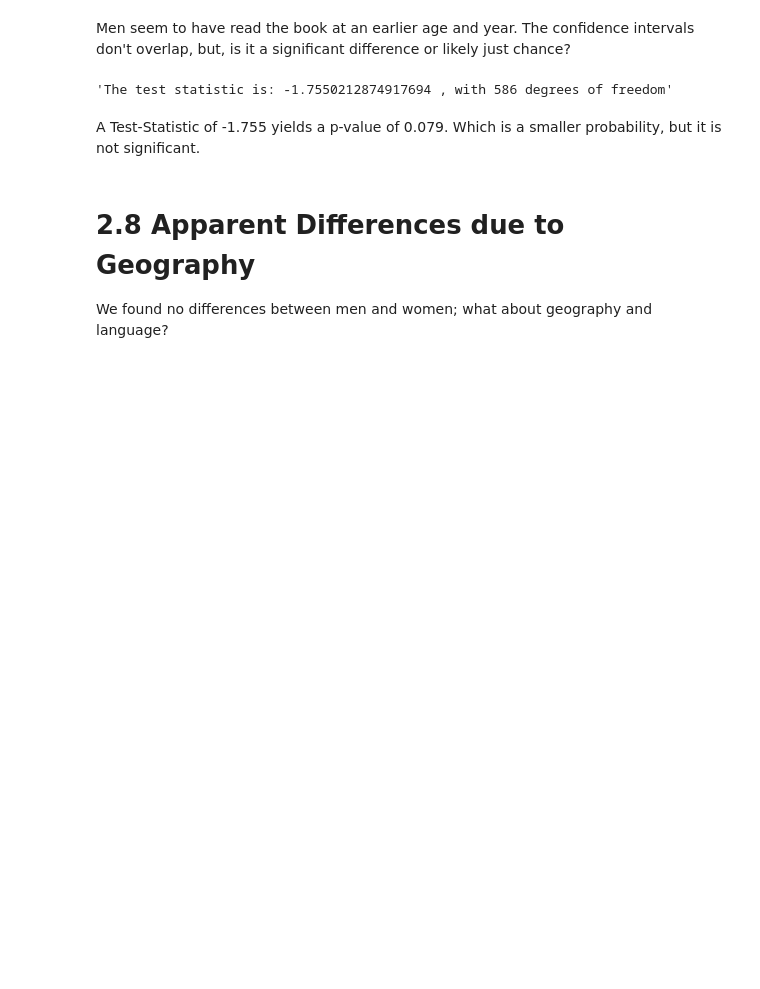
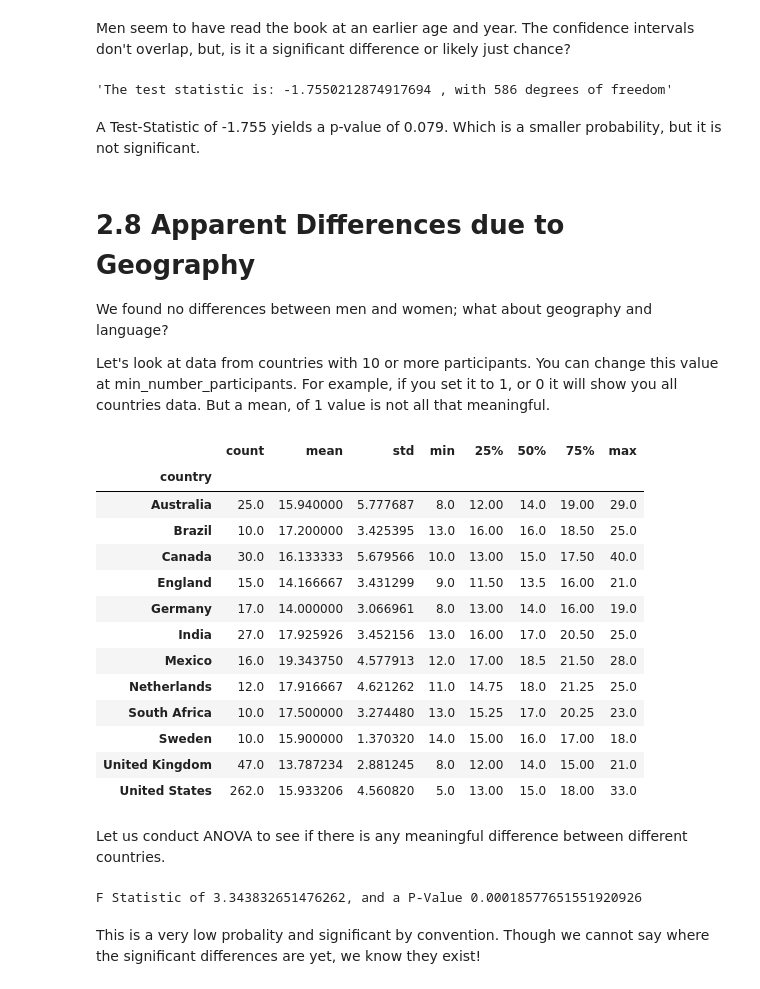
Before and after one commit to aegonwolf/hhg2g, a Jupyter notebook: hhg2g.ipynb, the cells around one changed output. Drawn from its saved outputs; the diff is of its cells as text; code cells hidden in the pictures; blank space fills up the shorter version.

```diff
--- a/hhg2g.ipynb
+++ b/hhg2g.ipynb
@@ -595,3 +595,30 @@ A Test-Statistic of -1.755 yields a p-value of 0.079. Which is a smaller probabi
 # 2.8 Apparent Differences due to Geography
 
 We found no differences between men and women; what about geography and language?
+
+Let's look at data from countries with 10 or more participants. You can change this value at min_number_participants. For example, if you set it to 1, or 0 it will show you all countries data. But a mean, of 1 value is not all that meaningful.
+# %%
+min_number_participants = 10
+countries = survey_data.country.value_counts()[survey_data.country.value_counts() >= min_number_participants].index.tolist()
+inlist = sd[sd["country"].isin(countries)]
+# %%
+#Table 2.8.1
+inlist.groupby("country")["HHGG age"].describe()
+#PS: groupby is another neat function of pandas more https://pandas.pydata.org/pandas-docs/stable/reference/api/pandas.DataFrame.groupby.html
+# %% [output]
+|  | count | mean | std | min | 25% | 50% | 75% | max |
+| country |  |  |  |  |  |  |  |  |
+| Australia | 25.0 | 15.940000 | 5.777687 | 8.0 | 12.00 | 14.0 | 19.00 | 29.0 |
+| Brazil | 10.0 | 17.200000 | 3.425395 | 13.0 | 16.00 | 16.0 | 18.50 | 25.0 |
+| Canada | 30.0 | 16.133333 | 5.679566 | 10.0 | 13.00 | 15.0 | 17.50 | 40.0 |
+| England | 15.0 | 14.166667 | 3.431299 | 9.0 | 11.50 | 13.5 | 16.00 | 21.0 |
+| Germany | 17.0 | 14.000000 | 3.066961 | 8.0 | 13.00 | 14.0 | 16.00 | 19.0 |
+| India | 27.0 | 17.925926 | 3.452156 | 13.0 | 16.00 | 17.0 | 20.50 | 25.0 |
+| Mexico | 16.0 | 19.343750 | 4.577913 | 12.0 | 17.00 | 18.5 | 21.50 | 28.0 |
+| Netherlands | 12.0 | 17.916667 | 4.621262 | 11.0 | 14.75 | 18.0 | 21.25 | 25.0 |
+| South Africa | 10.0 | 17.500000 | 3.274480 | 13.0 | 15.25 | 17.0 | 20.25 | 23.0 |
+| Sweden | 10.0 | 15.900000 | 1.370320 | 14.0 | 15.00 | 16.0 | 17.00 | 18.0 |
+| United Kingdom | 47.0 | 13.787234 | 2.881245 | 8.0 | 12.00 | 14.0 | 15.00 | 21.0 |
+| United States | 262.0 | 15.933206 | 4.560820 | 5.0 | 13.00 | 15.0 | 18.00 | 33.0 |
+# %% [markdown]
+Let us conduct ANOVA to see if there is any meaningful difference between different countries.
@@ -597,0 +642,6 @@ We found no differences between men and women; what about geography and language
+# %%
+print("F Statistic of {}, and a P-Value {}".format(F, 1-p_value))
+# %% [output]
+F Statistic of 3.343832651476262, and a P-Value 0.00018577651551920926
+# %% [markdown]
+This is a very low probality and significant by convention. Though we cannot say where the significant differences are yet, we know they exist!
```
Also changed, not shown: parts of 9 cells of this notebook.
